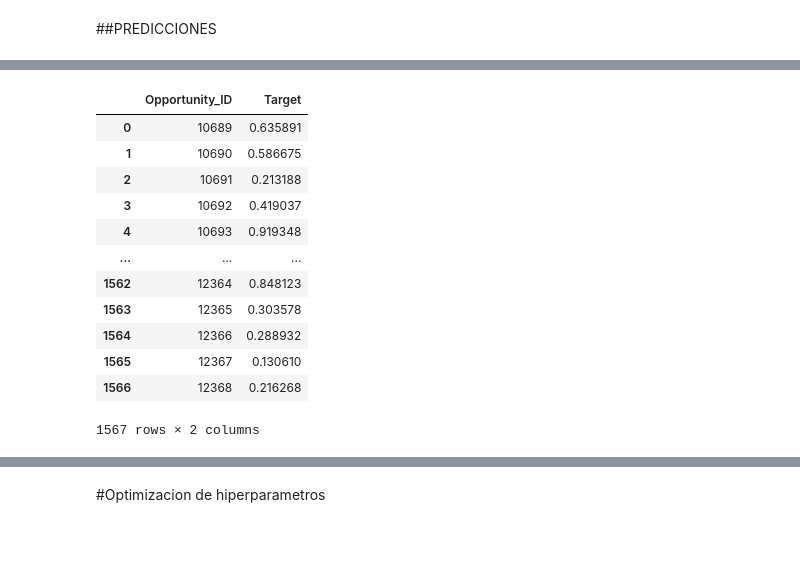
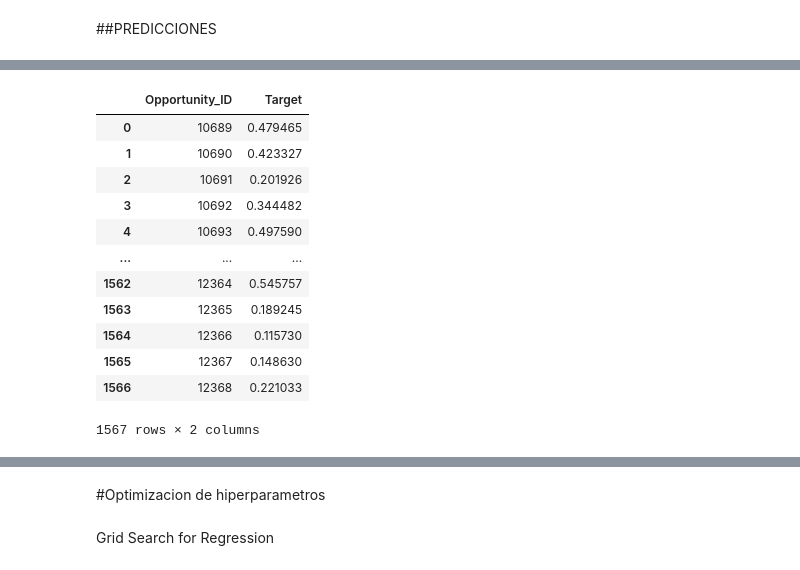
Before and after one commit to joaquinhojman/ArbolesDeDecision, a Jupyter notebook: XGBoost_with_RandomSearch.ipynb, the cells around one changed output, grey strips where cells are left out. Drawn from its saved outputs; the diff is of its cells as text; code cells hidden in the pictures; blank space fills up the shorter version.

```diff
--- a/XGBoost_with_RandomSearch.ipynb
+++ b/XGBoost_with_RandomSearch.ipynb
@@ -22,6 +22,8 @@ from sklearn.model_selection import train_test_split
 # %%
 url_train = 'https://raw.githubusercontent.com/SantiagoTadini/TP2-Datos/main/Features/data_train.csv'
 url_test = 'https://raw.githubusercontent.com/SantiagoTadini/TP2-Datos/main/Features/data_test.csv'
+url_test_kaggle = 'https://raw.githubusercontent.com/SantiagoTadini/TP2-Datos/main/Features/data_test_kaggle.csv'
 
-data_train = pd.read_csv(url_train) #se usa para entrenar el modelo
-data_test = pd.read_csv(url_test) #se usa para predecir
+data_train = pd.read_csv(url_train)
+data_test = pd.read_csv(url_test)
+data_test_kaggle = pd.read_csv(url_test_kaggle)
@@ -126,32 +118,31 @@ array([0.05613064, 0.9440591 , 0.9055025 , ..., 0.12035374, 0.1019301 ,
-# %%
-# Sacamos el preds_test_agrupado_por_opp
-url_test = 'https://raw.githubusercontent.com/SantiagoTadini/TP2-Datos/main/Features/data_test.csv'
-data_test = pd.read_csv(url_test) #se usa para predecir
-
-preds_testRSDT = xg_reg.predict(data_test)
-
-oportunidades_testGV = data_test['Opportunity_ID'].to_frame()
-
-oportunidades_testGV['Target'] = preds_testRSDT
-
-preds_test_agrupado_por_oppGV = oportunidades_testGV.groupby('Opportunity_ID').agg({'Target' : 'mean'})
-preds_test_agrupado_por_oppGV = preds_test_agrupado_por_oppGV.reset_index()
-
-preds_test_agrupado_por_oppGV
-# %% [output]
-|  | Opportunity_ID | Target |
-| 0 | 10689 | 0.635891 |
-| 1 | 10690 | 0.586675 |
-| 2 | 10691 | 0.213188 |
-| 3 | 10692 | 0.419037 |
-| 4 | 10693 | 0.919348 |
-| ... | ... | ... |
-| 1562 | 12364 | 0.848123 |
-| 1563 | 12365 | 0.303578 |
-| 1564 | 12366 | 0.288932 |
-| 1565 | 12367 | 0.130610 |
-| 1566 | 12368 | 0.216268 |
-1567 rows × 2 columns
+# %%
+# Sacamos el preds_test_agrupado_por_opp
+
+preds_test_kaggle = xg_reg.predict(data_test_kaggle)
+
+oportunidades_test = data_test_kaggle['Opportunity_ID']
+oportunidades_test = oportunidades_test.to_frame()
+
+oportunidades_test['Target'] = preds_test_kaggle
+
+preds_test_kaggle_agrupado_por_opp = oportunidades_test.groupby('Opportunity_ID').agg({'Target' : 'mean'})
+preds_test_kaggle_agrupado_por_opp = preds_test_kaggle_agrupado_por_opp.reset_index()
+
+preds_test_kaggle_agrupado_por_opp
+# %% [output]
+|  | Opportunity_ID | Target |
+| 0 | 10689 | 0.479465 |
+| 1 | 10690 | 0.423327 |
+| 2 | 10691 | 0.201926 |
+| 3 | 10692 | 0.344482 |
+| 4 | 10693 | 0.497590 |
+| ... | ... | ... |
+| 1562 | 12364 | 0.545757 |
+| 1563 | 12365 | 0.189245 |
+| 1564 | 12366 | 0.115730 |
+| 1565 | 12367 | 0.148630 |
+| 1566 | 12368 | 0.221033 |
+1567 rows × 2 columns
 # %%
 from google.colab import files
 
@@ -162,3 +153,5 @@ files.download('preds_testxgb.csv')
 [interactive output not drawn]
 # %% [markdown]
 #Optimizacion de hiperparametros
+# %% [markdown]
+Grid Search for Regression
```
Also changed, not shown: parts of 21 cells of this notebook.
